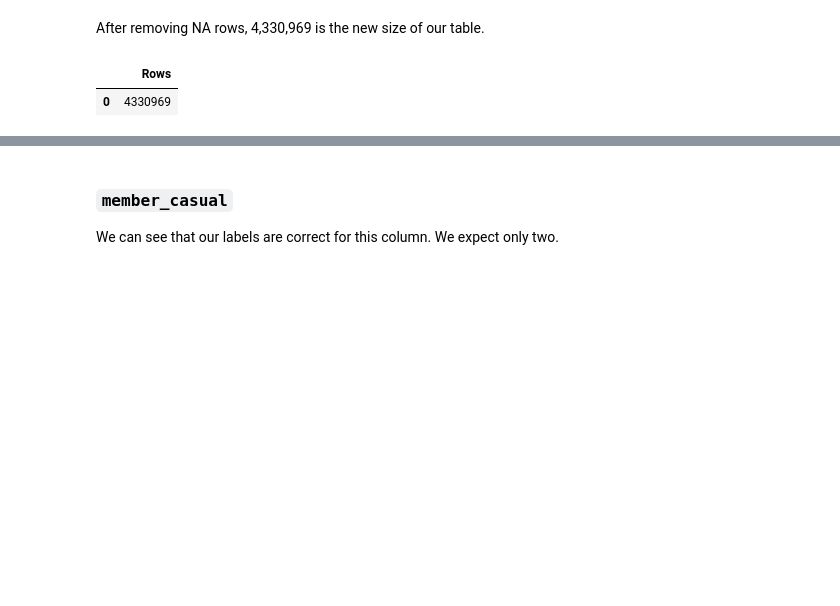
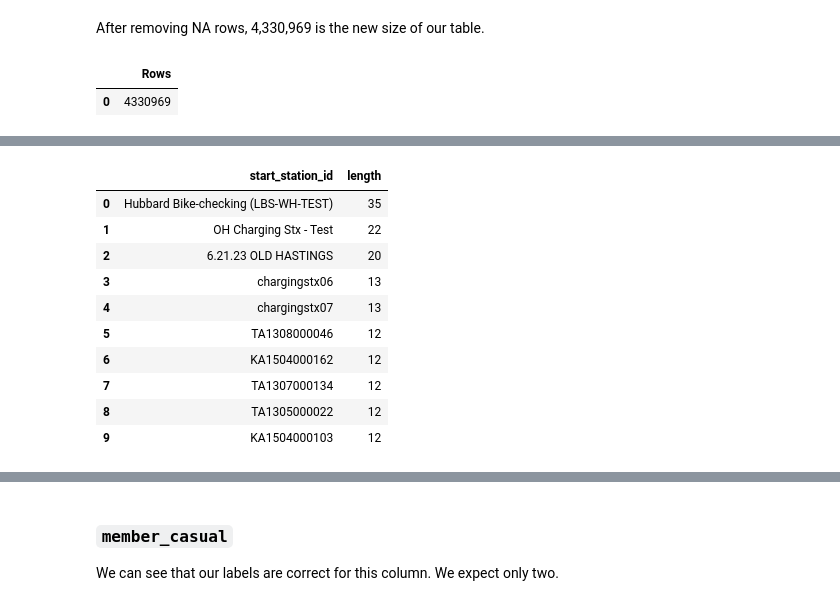
Before and after one commit to OscarFernandezMX/Cyclistic_data_analysis, a Jupyter notebook: Cyclistic_cleaning_part1.ipynb, the cells around one changed output, grey strips where cells are left out. Saved outputs shown, nothing was run; the diff lists cells and outputs as text; code cells hidden in the pictures; blank space fills up the shorter version.

```diff
--- a/Cyclistic_cleaning_part1.ipynb
+++ b/Cyclistic_cleaning_part1.ipynb
@@ -307,0 +274,17 @@ spark.sql(query).toPandas()
+# %%
+query = """
+SELECT
+    start_station_id,
+    LENGTH(start_station_id) AS length
+FROM
+    cyclistic_data_3
+GROUP BY
+    start_station_id
+ORDER BY
+    length DESC
+LIMIT
+    10;
+"""
+
+spark.sql(query).toPandas()
+# %% [output]
@@ -307,0 +299,11 @@ spark.sql(query).toPandas()
+|  | start_station_id | length |
+| 0 | Hubbard Bike-checking (LBS-WH-TEST) | 35 |
+| 1 | OH Charging Stx - Test | 22 |
+| 2 | 6.21.23 OLD HASTINGS | 20 |
+| 3 | chargingstx06 | 13 |
+| 4 | chargingstx07 | 13 |
+| 5 | TA1308000046 | 12 |
+| 6 | KA1504000162 | 12 |
+| 7 | TA1307000134 | 12 |
+| 8 | TA1305000022 | 12 |
+| 9 | KA1504000103 | 12 |
```
Also changed, not shown: parts of 19 cells of this notebook.
